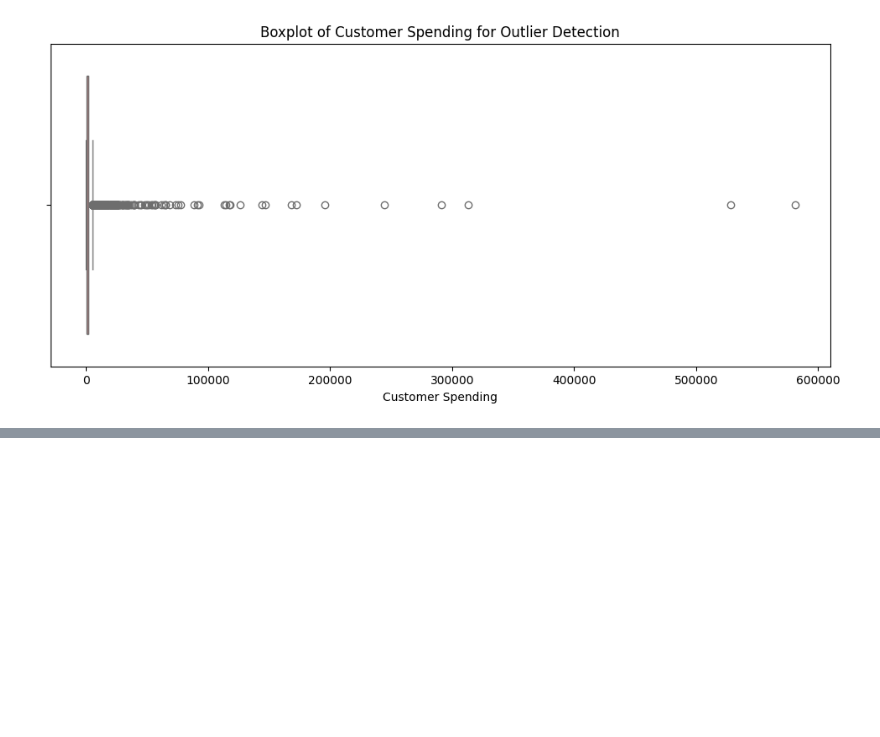
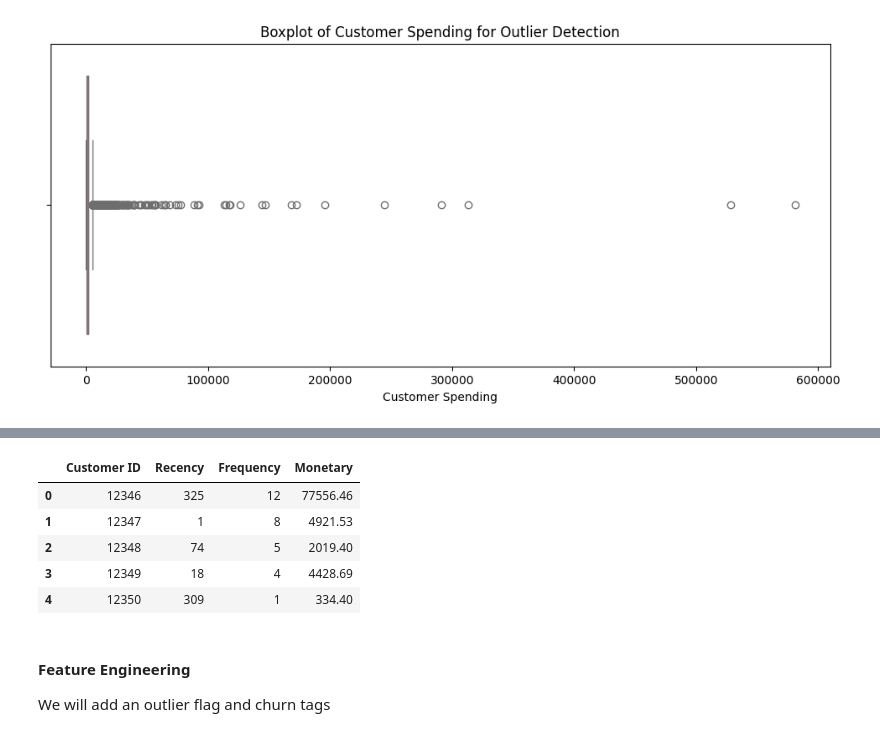
Before and after one commit to sudenazimal/online-retail-customer-analysis, a Jupyter notebook: notebook.ipynb, the cells around one changed output, grey strips where cells are left out. Cells and saved outputs as stored; diff of their text form; code cells hidden in the pictures; blank space fills up the shorter version.

Commit message:
Added RFM feature engineering: Recency, Frequency, Monetary

```diff
--- a/notebook.ipynb
+++ b/notebook.ipynb
@@ -220,0 +225,10 @@ Number of outliers above upper bound: 633
+# %%
+
+df_recency=df_cleaned.groupby('Customer ID',as_index=False)['InvoiceDate'].max()
+# we put as_index=False to keep the 'Customer ID' as a column in the resulting dataframe instead of making it the index.
+# This allows us to easily merge or manipulate the dataframe later on without losing the 'Customer ID' information. Instead of reset_index(),
+# we can use this in the same line of groupby().
+recent_date = df_recency['InvoiceDate'].max()
+print(f"Most recent date in the dataset: {recent_date}")
+df_recency['Recency'] = (recent_date - df_recency['InvoiceDate']).dt.days
+df_recency.head()
@@ -220,0 +245,4 @@ Number of outliers above upper bound: 633
+# %%
+df_frequency = df_cleaned.groupby('Customer ID', as_index=False)['Invoice'].nunique()
+df_frequency.columns = ['Customer ID', 'Frequency']
+df_frequency.head()
@@ -220,0 +258,4 @@ Number of outliers above upper bound: 633
+# %%
+df_monetary = customer_spending.reset_index()
+df_monetary.columns = ['Customer ID', 'Monetary']
+df_monetary.head()
@@ -220,0 +269,16 @@ Number of outliers above upper bound: 633
+# %%
+df_recency =df_recency.drop(columns=['InvoiceDate'])  # Drop the 'InvoiceDate' column as it's no longer needed after calculating recency.
+rfm = pd.merge(df_recency, df_frequency, on='Customer ID', how = 'left')
+rfm = pd.merge (rfm,df_monetary, on='Customer ID', how = 'left')
+rfm['Customer ID'] = rfm['Customer ID'].astype(int)
+rfm.head()
+# %% [output]
+|  | Customer ID | Recency | Frequency | Monetary |
+| 0 | 12346 | 325 | 12 | 77556.46 |
+| 1 | 12347 | 1 | 8 | 4921.53 |
+| 2 | 12348 | 74 | 5 | 2019.40 |
+| 3 | 12349 | 18 | 4 | 4428.69 |
+| 4 | 12350 | 309 | 1 | 334.40 |
+# %% [markdown]
+#### Feature Engineering
+We will add an outlier flag and churn tags
```
Also changed, not shown: parts of 8 cells of this notebook, 1 other file.
